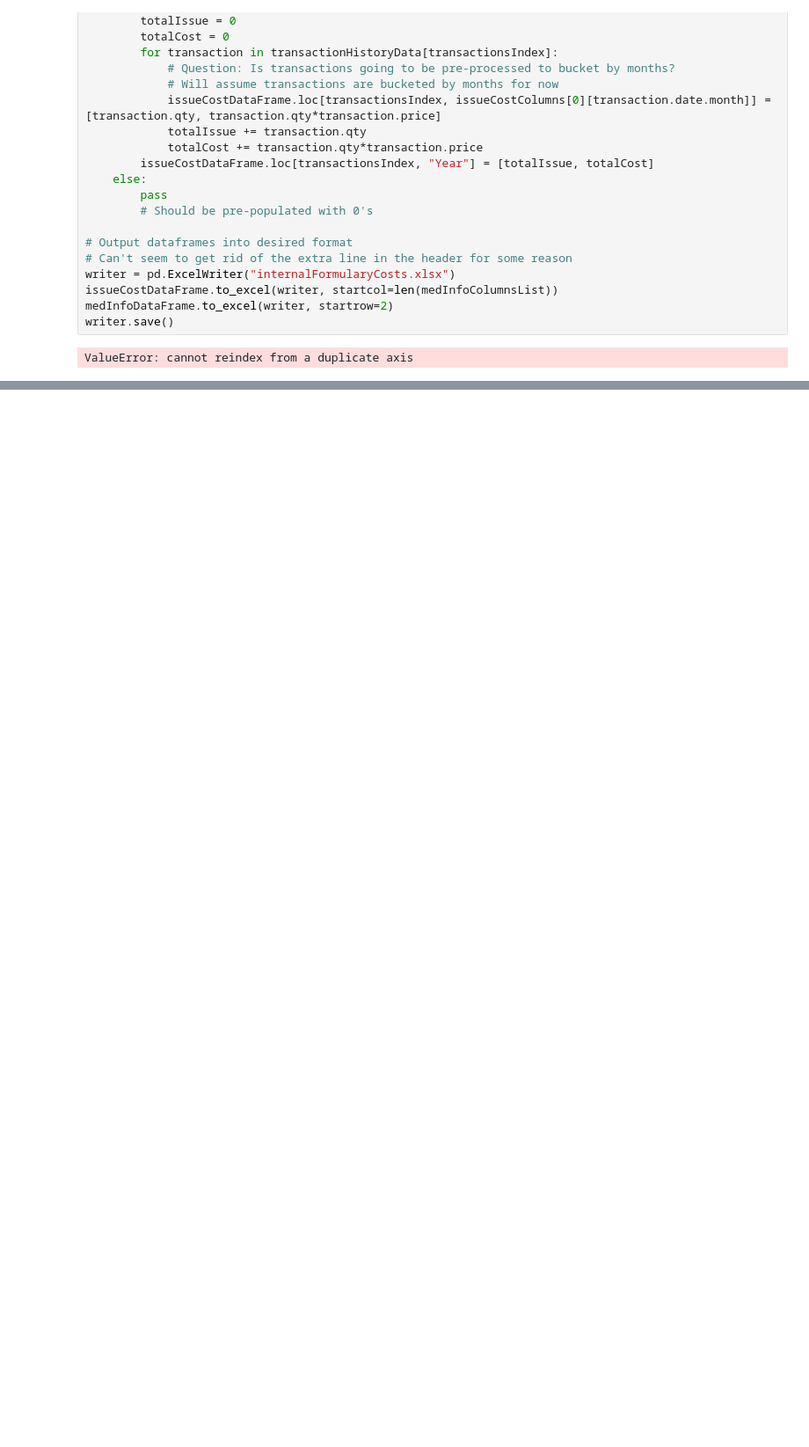
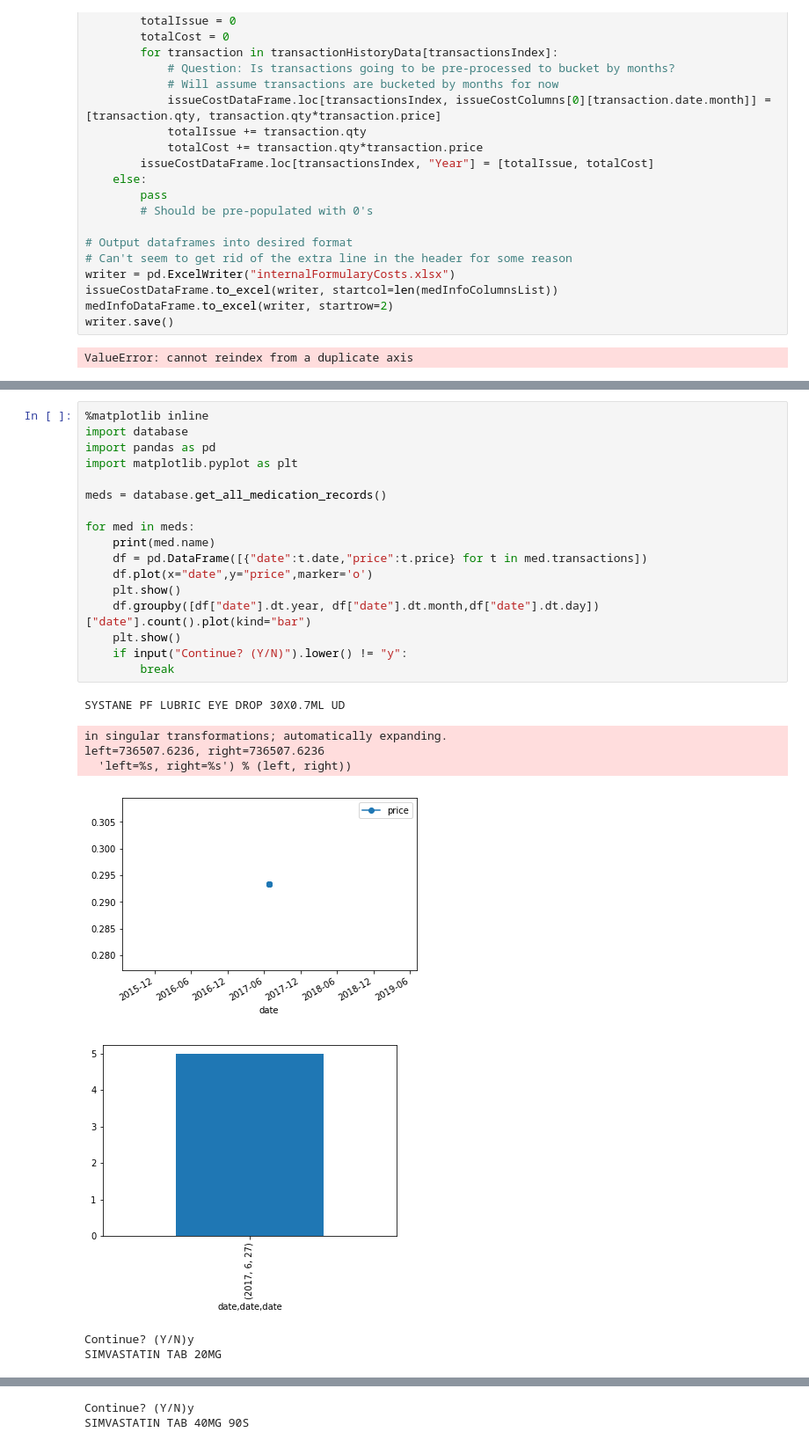
Before and after one commit to ehhop/ehhapp-formulary2, a Jupyter notebook: test_database.ipynb, the cells around one changed output, grey strips where cells are left out. Shown: that part at 88% size. Drawn from its saved outputs; the diff is of its cells as text; blank space fills up the shorter version.

```diff
--- a/test_database.ipynb
+++ b/test_database.ipynb
@@ -144,0 +144,26 @@ ValueError: cannot reindex from a duplicate axis
+# %%
+%matplotlib inline
+import database
+import pandas as pd
+import matplotlib.pyplot as plt
+
+meds = database.get_all_medication_records()
+
+for med in meds:
+    print(med.name)
+    df = pd.DataFrame([{"date":t.date,"price":t.price} for t in med.transactions])
+    df.plot(x="date",y="price",marker='o')
+    plt.show()
+    df.groupby([df["date"].dt.year, df["date"].dt.month,df["date"].dt.day])["date"].count().plot(kind="bar")
+    plt.show()
+    if input("Continue? (Y/N)").lower() != "y":
+        break
+# %% [output]
+SYSTANE PF LUBRIC EYE DROP 30X0.7ML UD
+in singular transformations; automatically expanding.
+left=736507.6236, right=736507.6236
+  'left=%s, right=%s') % (left, right))
+[figure, added]
+[figure, added]
+Continue? (Y/N)y
+SIMVASTATIN TAB 20MG
@@ -144,0 +172,2 @@ ValueError: cannot reindex from a duplicate axis
+Continue? (Y/N)y
+SIMVASTATIN TAB 40MG 90S
```
Also changed, not shown: parts of 4 cells of this notebook.
